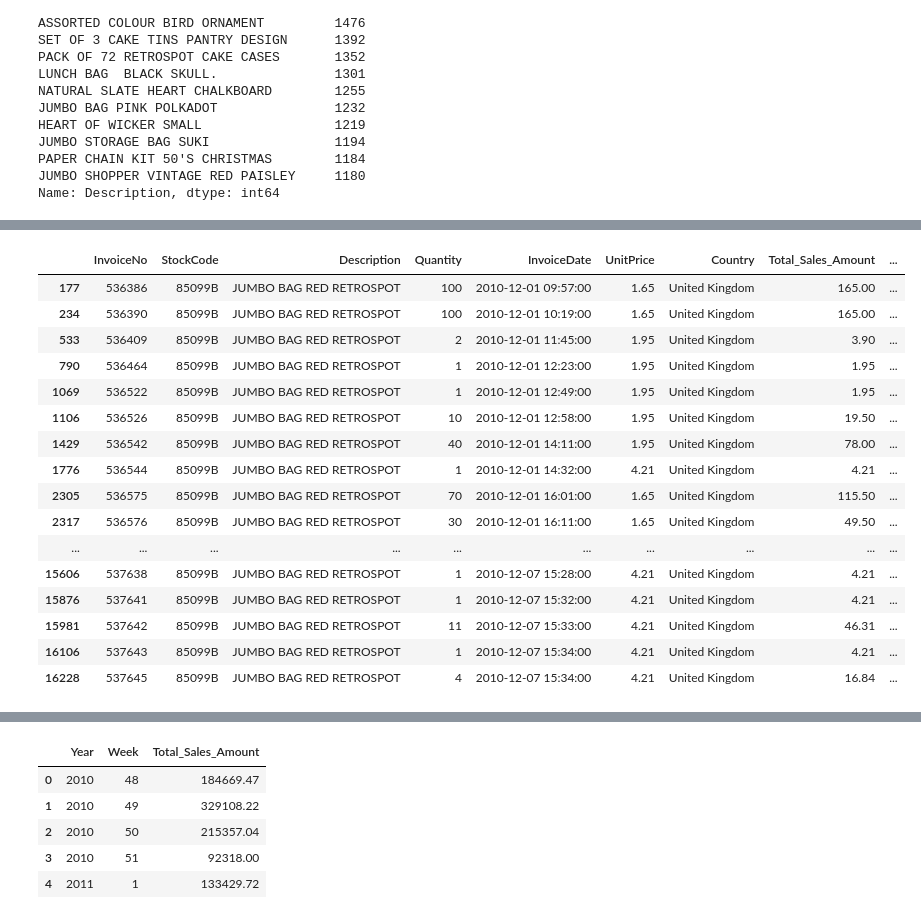
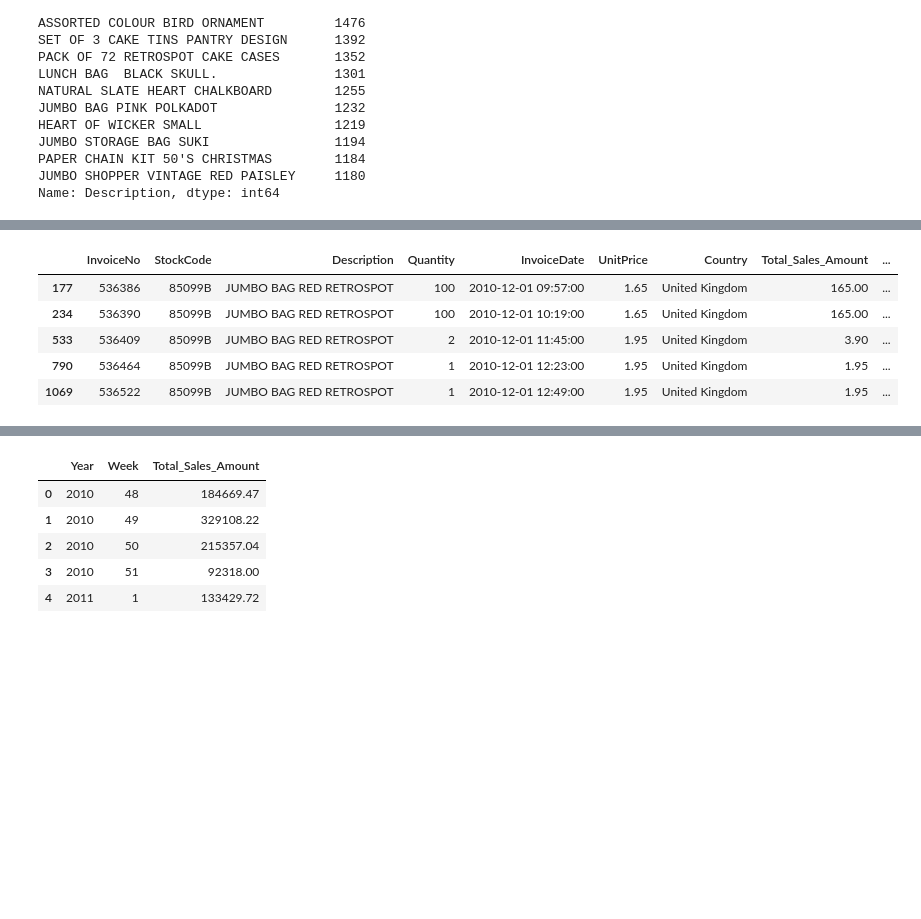
Before and after one commit to AMiNo-13/Online-Retail-Time-Series-Analysis-Forecasting, a Jupyter notebook: Modeling & Forecasting.ipynb, the cells around one changed output, grey strips where cells are left out. Drawn from its saved outputs; the diff is of its cells as text; code cells hidden in the pictures; blank space fills up the shorter version.

```diff
--- a/Modeling & Forecasting.ipynb
+++ b/Modeling & Forecasting.ipynb
@@ -544,23 +545,12 @@ dfp1.head(50)
 # %%
 dfp2 = df[df['Description'] == 'JUMBO BAG RED RETROSPOT']
-dfp2.head(50)
+dfp2.head()
 # %% [output]
 |  | InvoiceNo | StockCode | Description | Quantity | InvoiceDate | UnitPrice | Country | Total_Sales_Amount | ... |
 | 177 | 536386 | 85099B | JUMBO BAG RED RETROSPOT | 100 | 2010-12-01 09:57:00 | 1.65 | United Kingdom | 165.00 | ... |
 | 234 | 536390 | 85099B | JUMBO BAG RED RETROSPOT | 100 | 2010-12-01 10:19:00 | 1.65 | United Kingdom | 165.00 | ... |
 | 533 | 536409 | 85099B | JUMBO BAG RED RETROSPOT | 2 | 2010-12-01 11:45:00 | 1.95 | United Kingdom | 3.90 | ... |
 | 790 | 536464 | 85099B | JUMBO BAG RED RETROSPOT | 1 | 2010-12-01 12:23:00 | 1.95 | United Kingdom | 1.95 | ... |
 | 1069 | 536522 | 85099B | JUMBO BAG RED RETROSPOT | 1 | 2010-12-01 12:49:00 | 1.95 | United Kingdom | 1.95 | ... |
-| 1106 | 536526 | 85099B | JUMBO BAG RED RETROSPOT | 10 | 2010-12-01 12:58:00 | 1.95 | United Kingdom | 19.50 | ... |
-| 1429 | 536542 | 85099B | JUMBO BAG RED RETROSPOT | 40 | 2010-12-01 14:11:00 | 1.95 | United Kingdom | 78.00 | ... |
-| 1776 | 536544 | 85099B | JUMBO BAG RED RETROSPOT | 1 | 2010-12-01 14:32:00 | 4.21 | United Kingdom | 4.21 | ... |
-| 2305 | 536575 | 85099B | JUMBO BAG RED RETROSPOT | 70 | 2010-12-01 16:01:00 | 1.65 | United Kingdom | 115.50 | ... |
-| 2317 | 536576 | 85099B | JUMBO BAG RED RETROSPOT | 30 | 2010-12-01 16:11:00 | 1.65 | United Kingdom | 49.50 | ... |
-| ... | ... | ... | ... | ... | ... | ... | ... | ... | ... |
-| 15606 | 537638 | 85099B | JUMBO BAG RED RETROSPOT | 1 | 2010-12-07 15:28:00 | 4.21 | United Kingdom | 4.21 | ... |
-| 15876 | 537641 | 85099B | JUMBO BAG RED RETROSPOT | 1 | 2010-12-07 15:32:00 | 4.21 | United Kingdom | 4.21 | ... |
-| 15981 | 537642 | 85099B | JUMBO BAG RED RETROSPOT | 11 | 2010-12-07 15:33:00 | 4.21 | United Kingdom | 46.31 | ... |
-| 16106 | 537643 | 85099B | JUMBO BAG RED RETROSPOT | 1 | 2010-12-07 15:34:00 | 4.21 | United Kingdom | 4.21 | ... |
-| 16228 | 537645 | 85099B | JUMBO BAG RED RETROSPOT | 4 | 2010-12-07 15:34:00 | 4.21 | United Kingdom | 16.84 | ... |
 # %%
 dfp3 = df[df['Description'] == 'REGENCY CAKESTAND 3 TIER']
```
Also changed, not shown: parts of 530 cells of this notebook.
